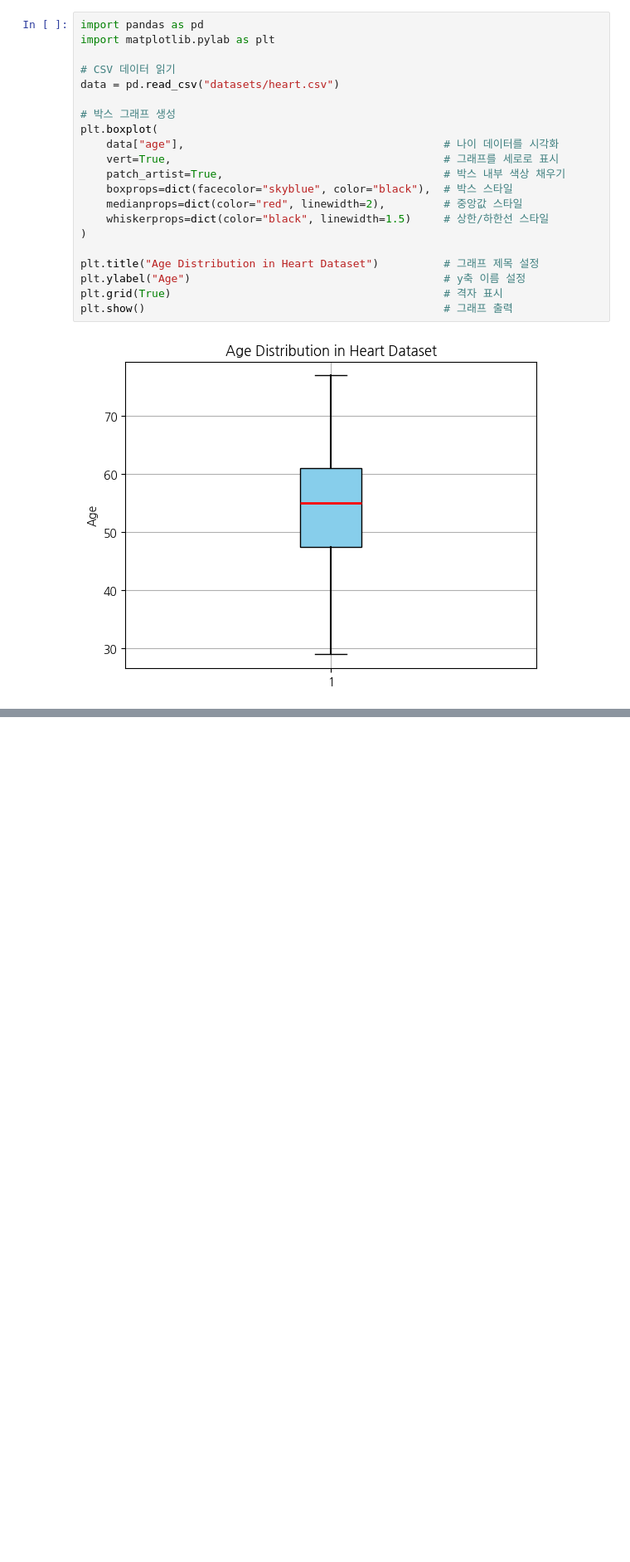
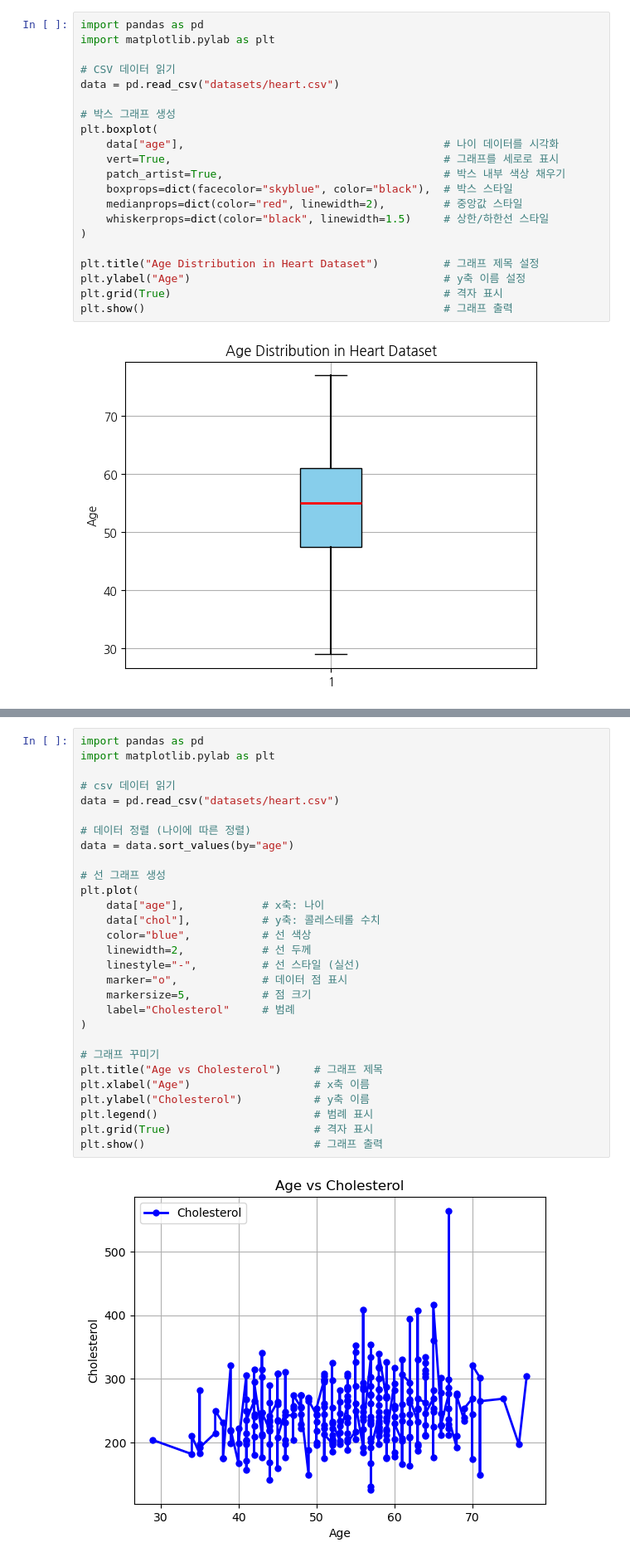
Before and after one commit to solidSnakesado/DeepLearning, a Jupyter notebook: AICE_TEST_탐색적_데이터_분석(EDA)_시각화.ipynb, the cells around one changed output, grey strips where cells are left out. Shown at 83% size. Drawn from its saved outputs; the diff is of its cells as text; blank space fills up the shorter version.

```diff
--- a/AICE_TEST_탐색적_데이터_분석(EDA)_시각화.ipynb
+++ b/AICE_TEST_탐색적_데이터_분석(EDA)_시각화.ipynb
@@ -568,0 +609,31 @@ plt.show()                                              # 그래프 출력
+# %%
+import pandas as pd
+import matplotlib.pylab as plt
+
+# csv 데이터 읽기
+data = pd.read_csv("datasets/heart.csv")
+
+# 데이터 정렬 (나이에 따른 정렬)
+data = data.sort_values(by="age")
+
+# 선 그래프 생성
+plt.plot(
+    data["age"],            # x축: 나이
+    data["chol"],           # y축: 콜레스테롤 수치
+    color="blue",           # 선 색상
+    linewidth=2,            # 선 두께
+    linestyle="-",          # 선 스타일 (실선)
+    marker="o",             # 데이터 점 표시
+    markersize=5,           # 점 크기
+    label="Cholesterol"     # 범례
+)
+
+# 그래프 꾸미기
+plt.title("Age vs Cholesterol")     # 그래프 제목
+plt.xlabel("Age")                   # x축 이름
+plt.ylabel("Cholesterol")           # y축 이름
+plt.legend()                        # 범례 표시
+plt.grid(True)                      # 격자 표시
+plt.show()                          # 그래프 출력
+# %% [output]
+[figure, added]
```
Also changed, not shown: parts of 8 cells of this notebook.
